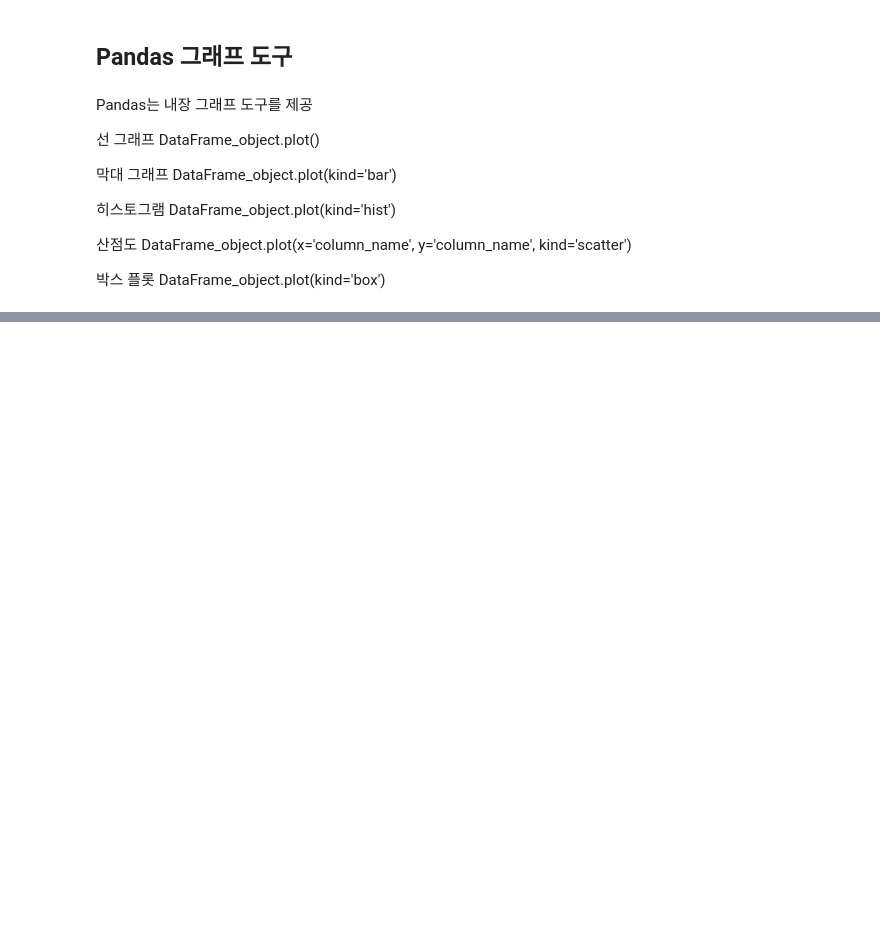
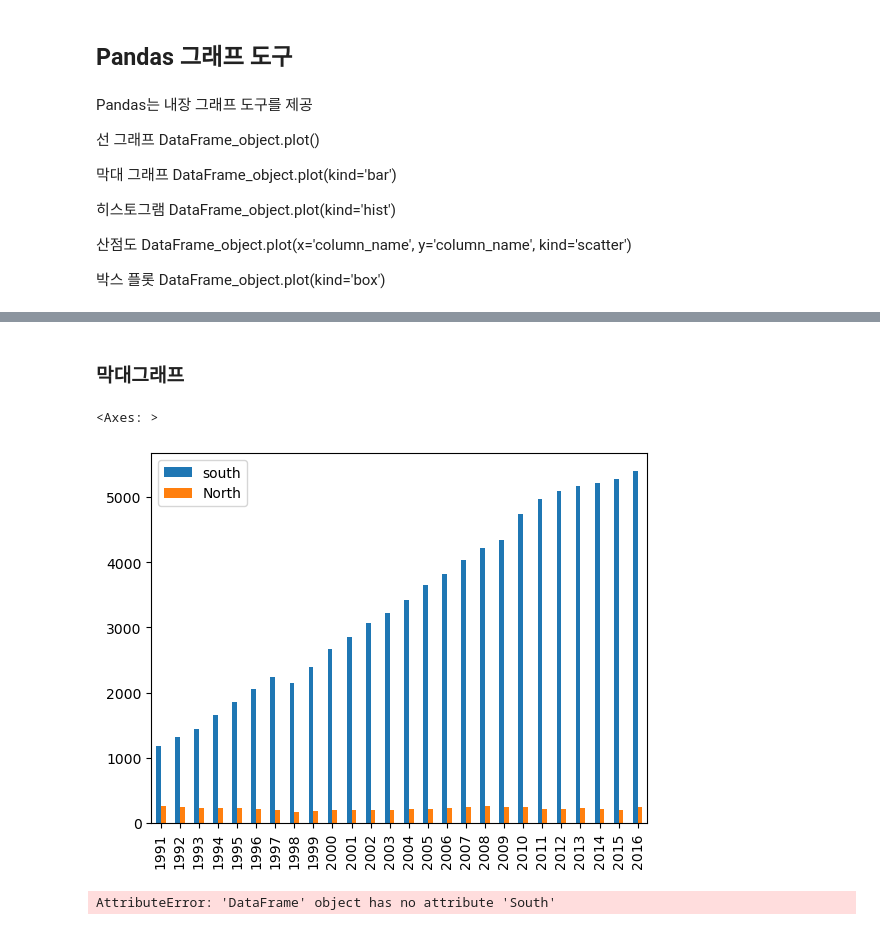
Before and after one commit to JaeHyeok29/Data-Science, a Jupyter notebook: moduleprac/module04.ipynb, the cells around one changed output, grey strips where cells are left out. Drawn from its saved outputs; the diff is of its cells as text; code cells hidden in the pictures; blank space fills up the shorter version.

```diff
--- a/moduleprac/module04.ipynb
+++ b/moduleprac/module04.ipynb
@@ -294,0 +319,13 @@ DataFrame_object.plot(kind='box')
+# %% [markdown]
+### 막대그래프
+# %%
+df_ns_trans.plot(kind='bar')
+# %% [output]
+<Axes: >
+[figure, added]
+# %%
+df_ns_trans.South = pd.to_numeric(df_ns_trans.South)
+df_ns_trans.North = pd.to_numeric(df_ns_trans.North)
+df_ns_trans.plot(kind='bar')
+# %% [output]
+AttributeError: 'DataFrame' object has no attribute 'South'
```
Also changed, not shown: parts of 8 cells of this notebook, 3 other files.
